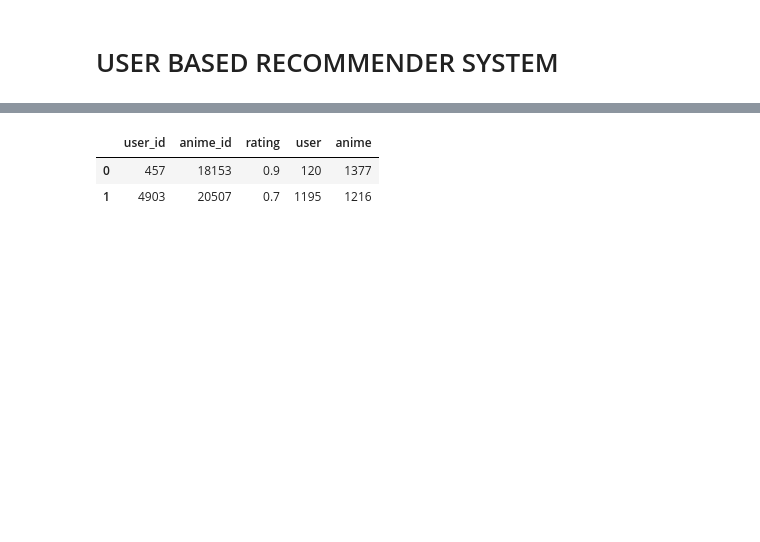
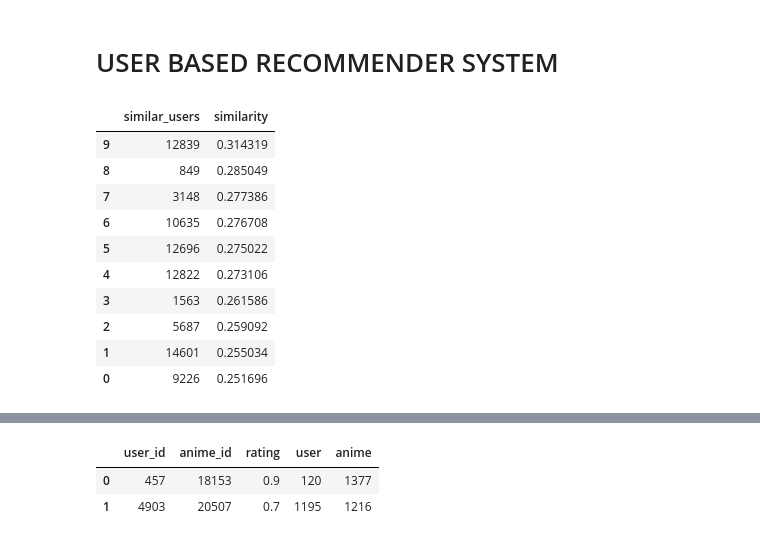
Before and after one commit to RohitDusane/mlops-comet-ml-dvc, a Jupyter notebook: notebook/anime.ipynb, the cells around one changed output, grey strips where cells are left out. Saved outputs shown, nothing was run; the diff lists cells and outputs as text; code cells hidden in the pictures; blank space fills up the shorter version.

```diff
--- a/notebook/anime.ipynb
+++ b/notebook/anime.ipynb
@@ -633,6 +626,20 @@ def find_similar_users(item_input , user_weights , user2user_encoded , user2user
         return similar_users
     except Exception as e:
         print("Error Occured",e)
+# %%
+find_similar_users(int(11880),user_weights,user2user_encoded,user2user_decoded)
+# %% [output]
+|  | similar_users | similarity |
+| 9 | 12839 | 0.314319 |
+| 8 | 849 | 0.285049 |
+| 7 | 3148 | 0.277386 |
+| 6 | 10635 | 0.276708 |
+| 5 | 12696 | 0.275022 |
+| 4 | 12822 | 0.273106 |
+| 3 | 1563 | 0.261586 |
+| 2 | 5687 | 0.259092 |
+| 1 | 14601 | 0.255034 |
+| 0 | 9226 | 0.251696 |
 # %%
 find_similar_users(int(11880),user_weights,user2user_encoded,user2user_decoded)
 # %% [output]
```
Also changed, not shown: parts of 14 cells of this notebook, 10 other files.
